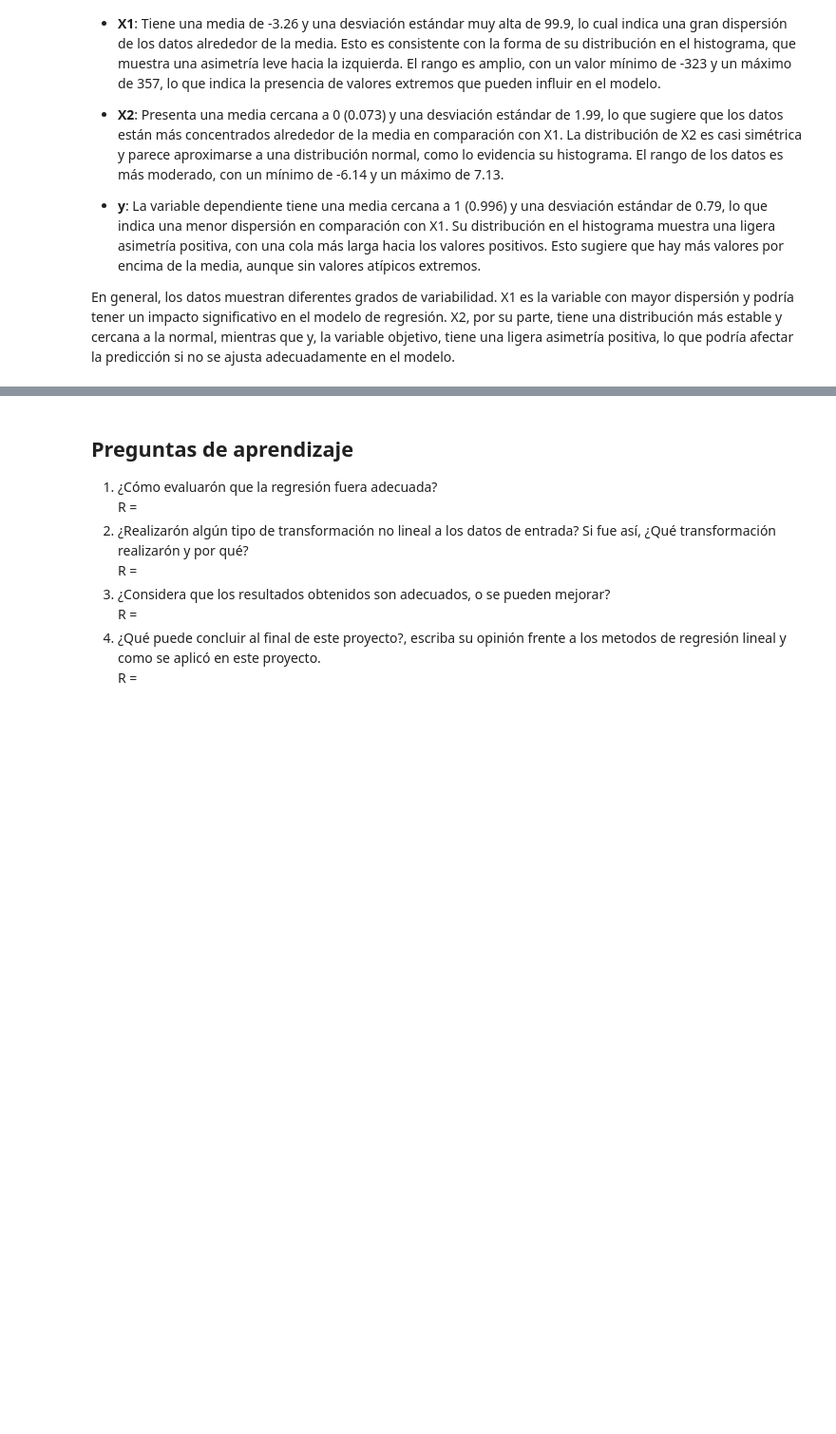
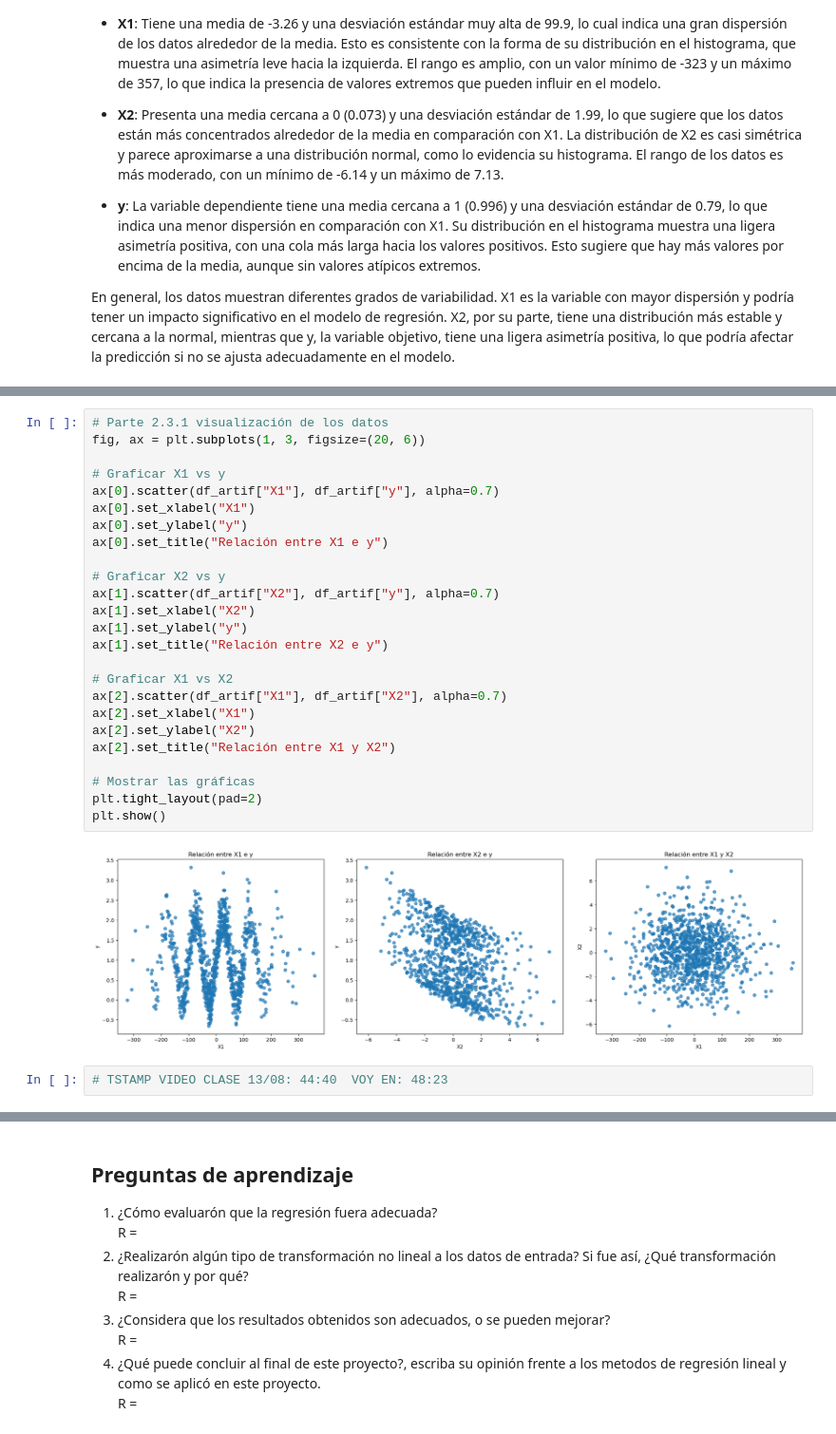
Before and after one commit to jclavijomartinez/IA2430, a Jupyter notebook: Proyecto1/JUAN-CLAVIJO-Proyecto1.ipynb, the cells around one changed output, grey strips where cells are left out. Shown at 95% size. Saved outputs shown, nothing was run; the diff lists cells and outputs as text; blank space fills up the shorter version.

```diff
--- a/Proyecto1/JUAN-CLAVIJO-Proyecto1.ipynb
+++ b/Proyecto1/JUAN-CLAVIJO-Proyecto1.ipynb
@@ -534,0 +492,29 @@ plt.show()
+# %%
+# Parte 2.3.1 visualización de los datos
+fig, ax = plt.subplots(1, 3, figsize=(20, 6))
+
+# Graficar X1 vs y
+ax[0].scatter(df_artif["X1"], df_artif["y"], alpha=0.7)
+ax[0].set_xlabel("X1")
+ax[0].set_ylabel("y")
+ax[0].set_title("Relación entre X1 e y")
+
+# Graficar X2 vs y
+ax[1].scatter(df_artif["X2"], df_artif["y"], alpha=0.7)
+ax[1].set_xlabel("X2")
+ax[1].set_ylabel("y")
+ax[1].set_title("Relación entre X2 e y")
+
+# Graficar X1 vs X2
+ax[2].scatter(df_artif["X1"], df_artif["X2"], alpha=0.7)
+ax[2].set_xlabel("X1")
+ax[2].set_ylabel("X2")
+ax[2].set_title("Relación entre X1 y X2")
+
+# Mostrar las gráficas
+plt.tight_layout(pad=2)
+plt.show()
+# %% [output]
+[figure, added]
+# %%
+# TSTAMP VIDEO CLASE 13/08: 44:40  VOY EN: 48:23
```
Also changed, not shown: parts of 10 cells of this notebook.
